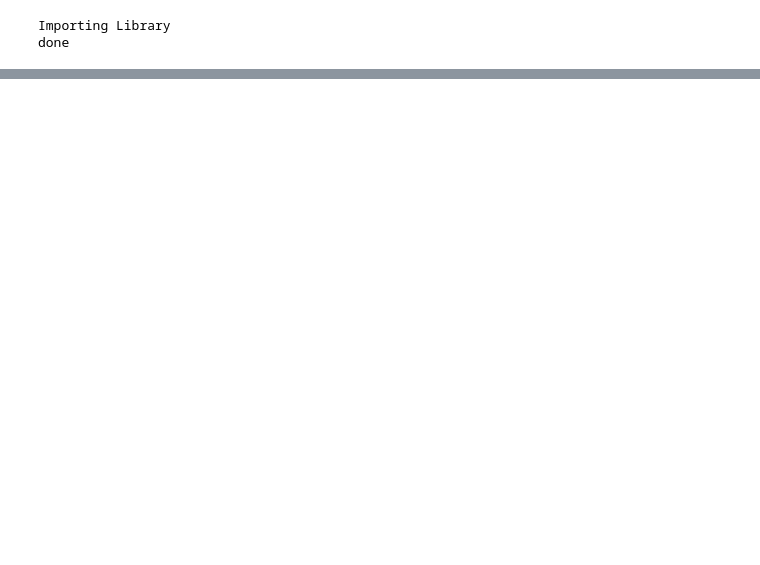
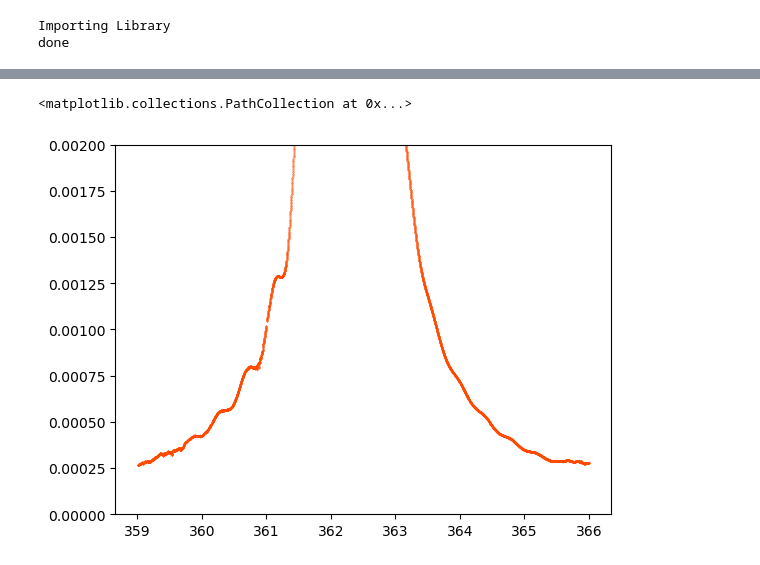
Before and after one commit to ShinnosukeSatoh/NewCurrentSheetModel, a Jupyter notebook: MAG_data_stetch.ipynb, the cells around one changed output, grey strips where cells are left out. Saved outputs shown, nothing was run; the diff lists cells and outputs as text; code cells hidden in the pictures; blank space fills up the shorter version.

```diff
--- a/MAG_data_stetch.ipynb
+++ b/MAG_data_stetch.ipynb
@@ -158,3 +159,11 @@ plt.scatter(time, np.sqrt(rx**2+ry**2+rz**2)/71492, s=0.005)
+# %%
+fig, ax = plt.subplots()
+ax.set_ylim(0, 0.002)
+ax.scatter(time,
+           np.sqrt(Bx**2+By**2+Bz**2)/71492, s=0.05)
+# %% [output]
+<matplotlib.collections.PathCollection at 0x...>
+[figure, added]
 # %%
 print(1/((time[2]-time[1])*60*60*24),  'Hz')
 # %% [output]
```
Also changed, not shown: parts of 9 cells of this notebook, 5 other files.
